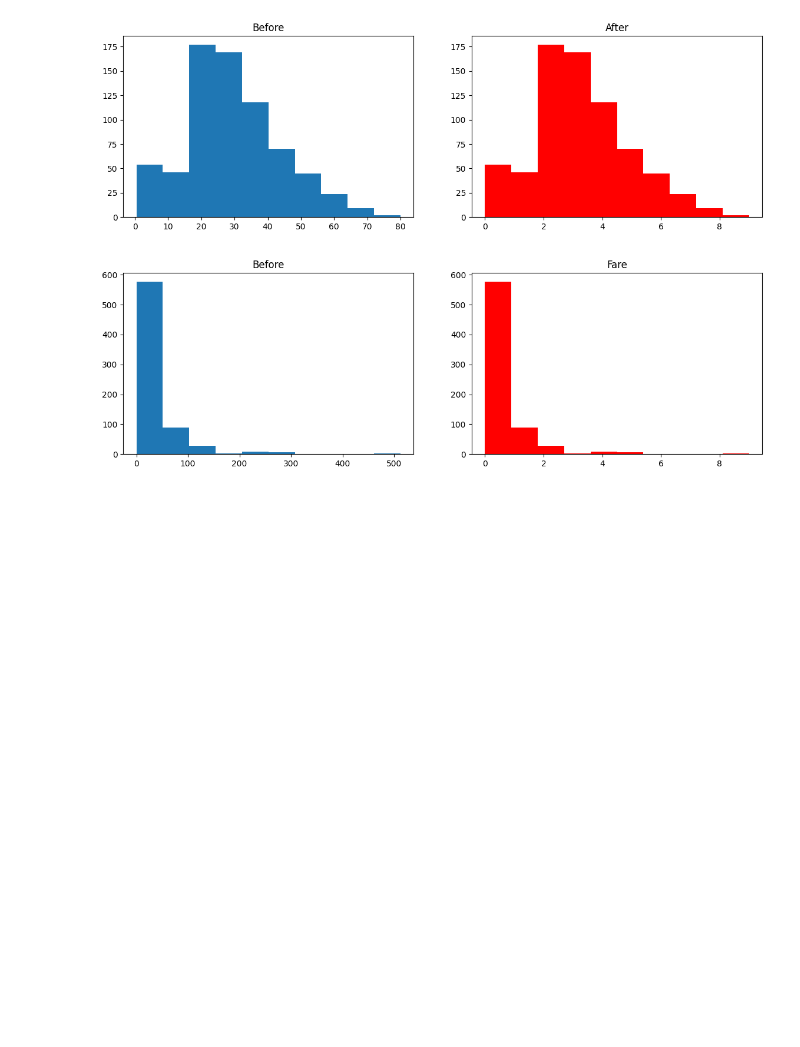
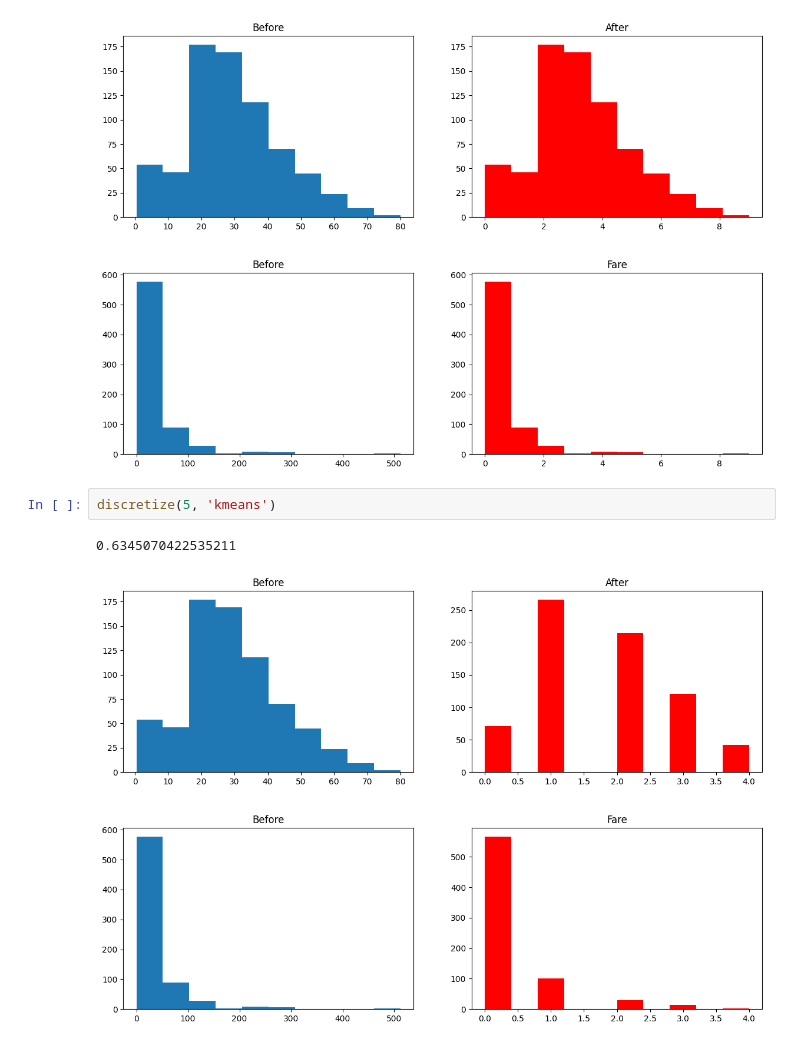
Before and after one commit to Muhammad-Waleed-Source/Machine-Learning, a Jupyter notebook: Day-32/Discretization(Bining).ipynb, the cells around one changed output. Cells and saved outputs as stored; diff of their text form; blank space fills up the shorter version.

Commit message:
Other Discretizers

```diff
--- a/Day-32/Discretization(Bining).ipynb
+++ b/Day-32/Discretization(Bining).ipynb
@@ -210,3 +210,9 @@ discretize(10, 'uniform')
 0.6372652582159624
 [figure]
 [figure]
+# %%
+discretize(5, 'kmeans')
+# %% [output]
+0.6345070422535211
+[figure, added]
+[figure, added]
```
